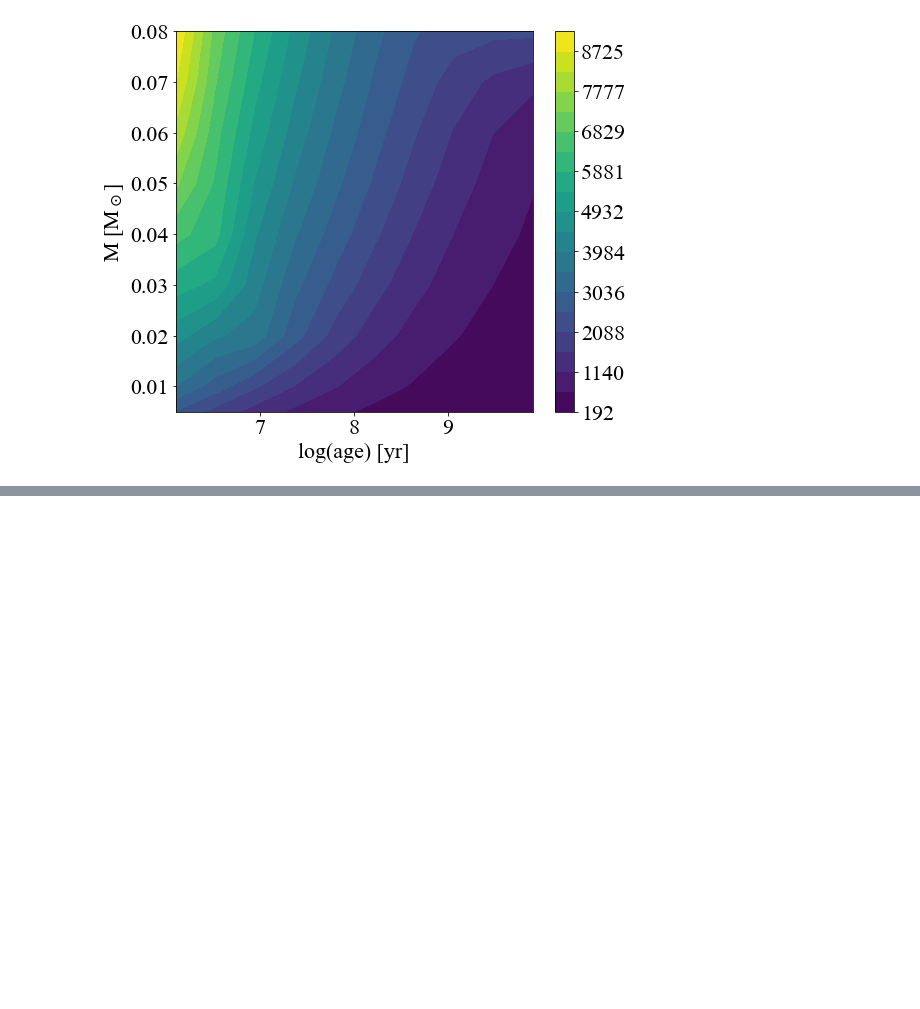
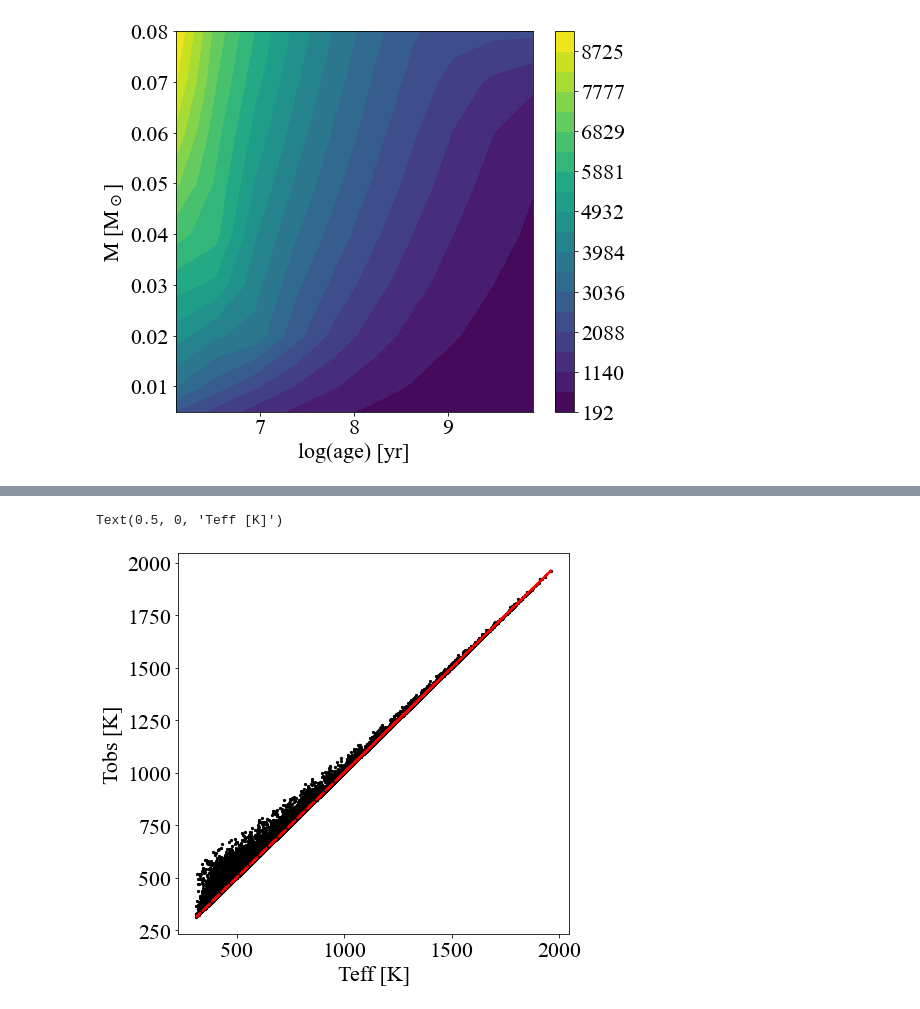
Before and after one commit to SvPoder/exoplanets, a Jupyter notebook: jupyter-notebook/testing.ipynb, the cells around one changed output, grey strips where cells are left out. Saved outputs shown, nothing was run; the diff lists cells and outputs as text; code cells hidden in the pictures; blank space fills up the shorter version.

```diff
--- a/jupyter-notebook/testing.ipynb
+++ b/jupyter-notebook/testing.ipynb
@@ -178,0 +252,9 @@ print(Teff_interp_2d(9.92, 75*M_jup/M_sun))
+# %%
+fig, ax = plt.subplots(1, 1, figsize=(7, 7))
+ax.scatter(Teff, Tobs, color="k", s=5)
+ax.plot(Tobs, Tobs, lw=2.5, ls="--", color="red")
+ax.set_ylabel("Tobs [K]")
+ax.set_xlabel("Teff [K]")
+# %% [output]
+Text(0.5, 0, 'Teff [K]')
+[figure, added]
```
Also changed, not shown: parts of 27 cells of this notebook, 12 other files.
